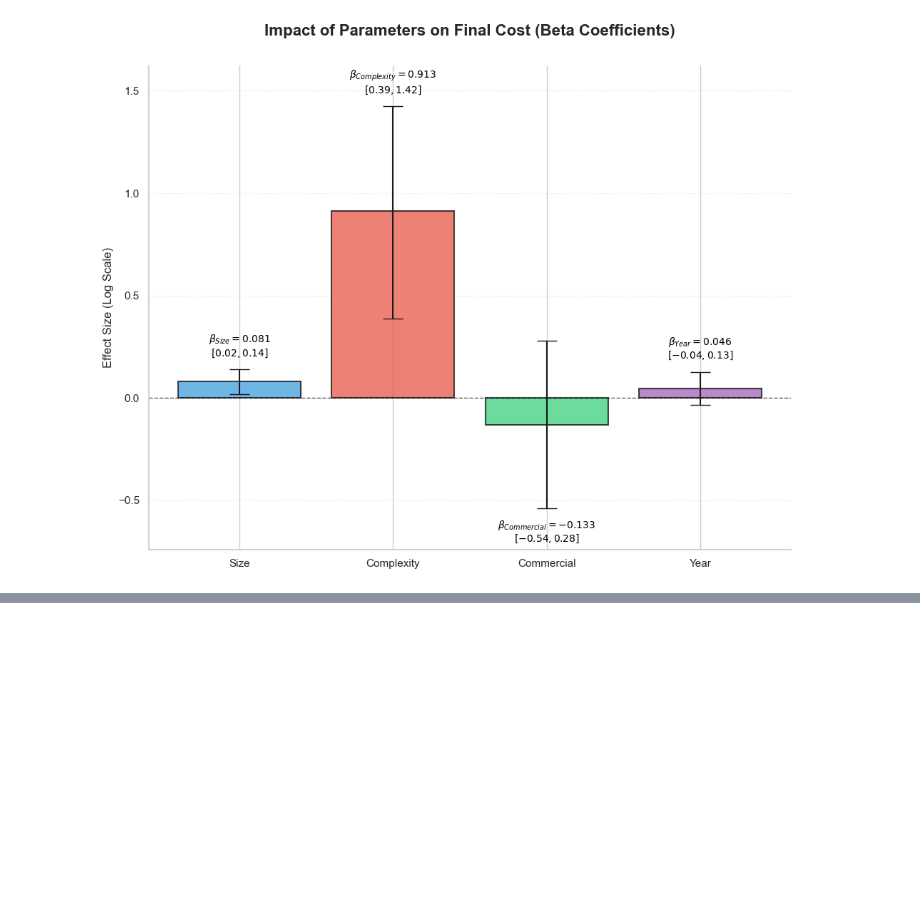
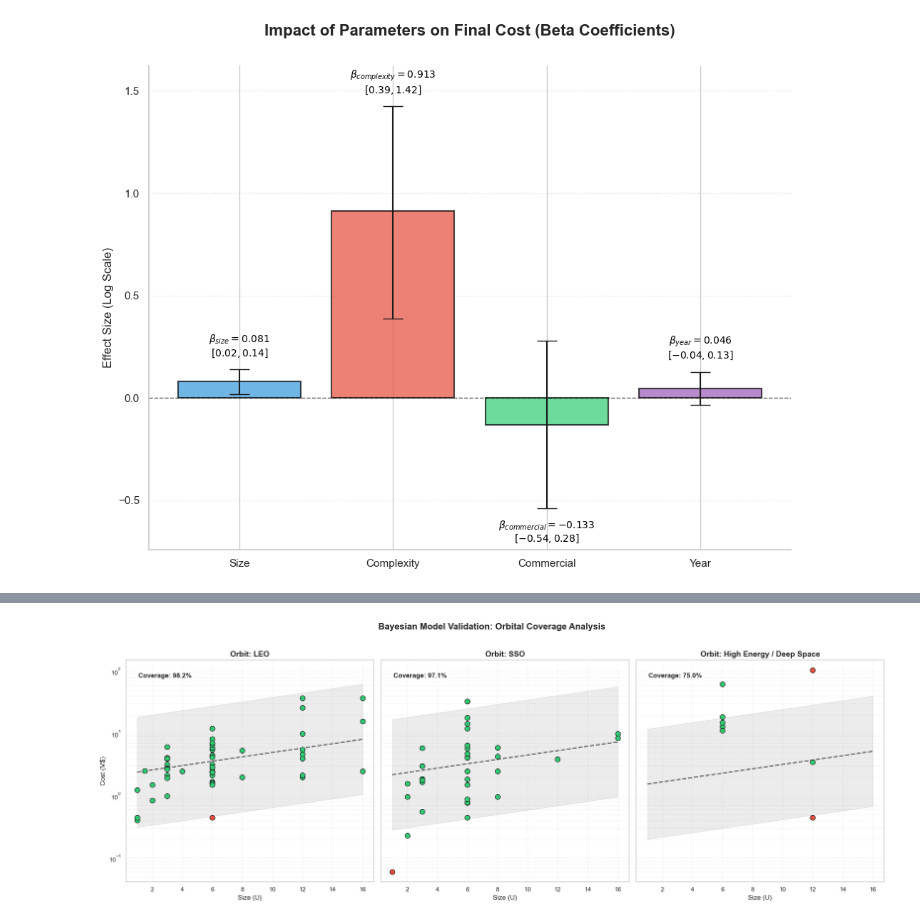
Before and after one commit to BravoDiego/bayesian-decision-model-for-cubesat-mission, a Jupyter notebook: main_poster.ipynb, the cells around one changed output, grey strips where cells are left out. Cells and saved outputs as stored; diff of their text form; code cells hidden in the pictures; blank space fills up the shorter version.

```diff
--- a/main_poster.ipynb
+++ b/main_poster.ipynb
@@ -210,0 +386,63 @@ plt.show()
+# %%
+import numpy as np
+import matplotlib.pyplot as plt
+import pandas as pd
+
+# 1. Tes paramètres (Summary)
+alphas = {"LEO": -0.601, "SSO": -0.696, "High Energy / Deep Space": -1.044}
+b_size, b_complexity, b_comm, sigma = 0.081, 0.913, -0.133, 1.021
+
+# 2. Préparation des données
+df = pd.read_csv("ESA_CNES - CubeSeat Dataset - data.csv")
+df['Orbit_Type'] = df['Orbit_Type'].replace(['GEO', 'Deep Space'], 'High Energy / Deep Space')
+df = df.dropna(subset=['Coût Total (USD)', 'Size in U', 'Complexity_Score'])
+
+# 3. Création des Subplots
+orbits = ["LEO", "SSO", "High Energy / Deep Space"]
+fig, axes = plt.subplots(1, 3, figsize=(20, 7), sharey=True)
+sizes_range = np.linspace(1, 16, 100)
+comp_mean = df['Complexity_Score'].mean()
+
+for i, orbit in enumerate(orbits):
+    ax = axes[i]
+    subset = df[df['Orbit_Type'] == orbit].copy()
+
+    # Calcul de la zone d'incertitude (94% HDI approx)
+    log_mu_line = alphas[orbit] + (b_size * sizes_range) + (b_complexity * comp_mean) + (b_comm * 1)
+    ax.fill_between(sizes_range, np.exp(log_mu_line - 2*sigma), np.exp(log_mu_line + 2*sigma),
+                    color='gray', alpha=0.15, label='94% Prediction Interval')
+    ax.plot(sizes_range, np.exp(log_mu_line), color='black', lw=2, linestyle='--', alpha=0.6)
+
+    # Vérification pour chaque point du subset
+    in_idx, out_idx = [], []
+    for idx, row in subset.iterrows():
+        log_mu_point = alphas[orbit] + (b_size * row['Size in U']) + (b_complexity * row['Complexity_Score']) + (b_comm * row['Is_Commercial'])
+        log_real = np.log(row['Coût Total (USD)'])
+        # Si le point est dans l'intervalle [mu - 2sigma, mu + 2sigma]
+        if (log_mu_point - 2*sigma) <= log_real <= (log_mu_point + 2*sigma):
+            in_idx.append(idx)
+        else:
+            out_idx.append(idx)
+
+    # Affichage des points (Vert = Succès, Rouge = Échec)
+    ax.scatter(subset.loc[in_idx, 'Size in U'], subset.loc[in_idx, 'Coût Total (USD)'],
+               color='#2ecc71', s=80, edgecolors='k', label='Within Interval', zorder=3)
+    ax.scatter(subset.loc[out_idx, 'Size in U'], subset.loc[out_idx, 'Coût Total (USD)'],
+               color='#e74c3c', s=80, edgecolors='k', label='Outlier', zorder=3)
+
+    # Calcul du score local
+    score = len(in_idx) / len(subset) * 100
+    ax.text(0.05, 0.92, f"Coverage: {score:.1f}%", transform=ax.transAxes,
+            fontsize=12, fontweight='bold', bbox=dict(facecolor='white', alpha=0.8))
+
+    ax.set_title(f"Orbit: {orbit}", fontsize=14, fontweight='bold')
+    ax.set_yscale('log')
+    ax.set_xlabel("Size (U)")
+    if i == 0: ax.set_ylabel("Cost (M$)")
+    ax.grid(True, which="both", ls="--", alpha=0.3)
+
+plt.suptitle("Bayesian Model Validation: Orbital Coverage Analysis", fontsize=16, fontweight='bold', y=1.02)
+plt.tight_layout()
+plt.show()
+# %% [output]
+[figure, added]
```
Also changed, not shown: parts of 5 cells of this notebook, 1 other file.
